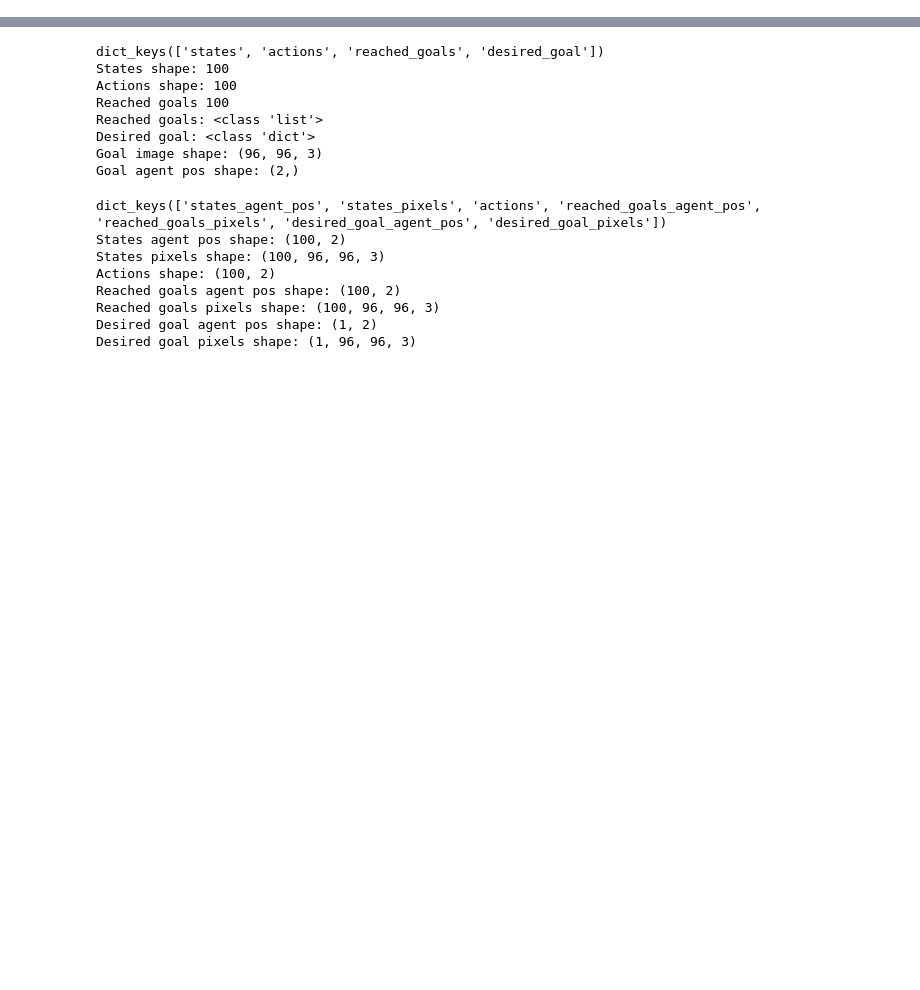
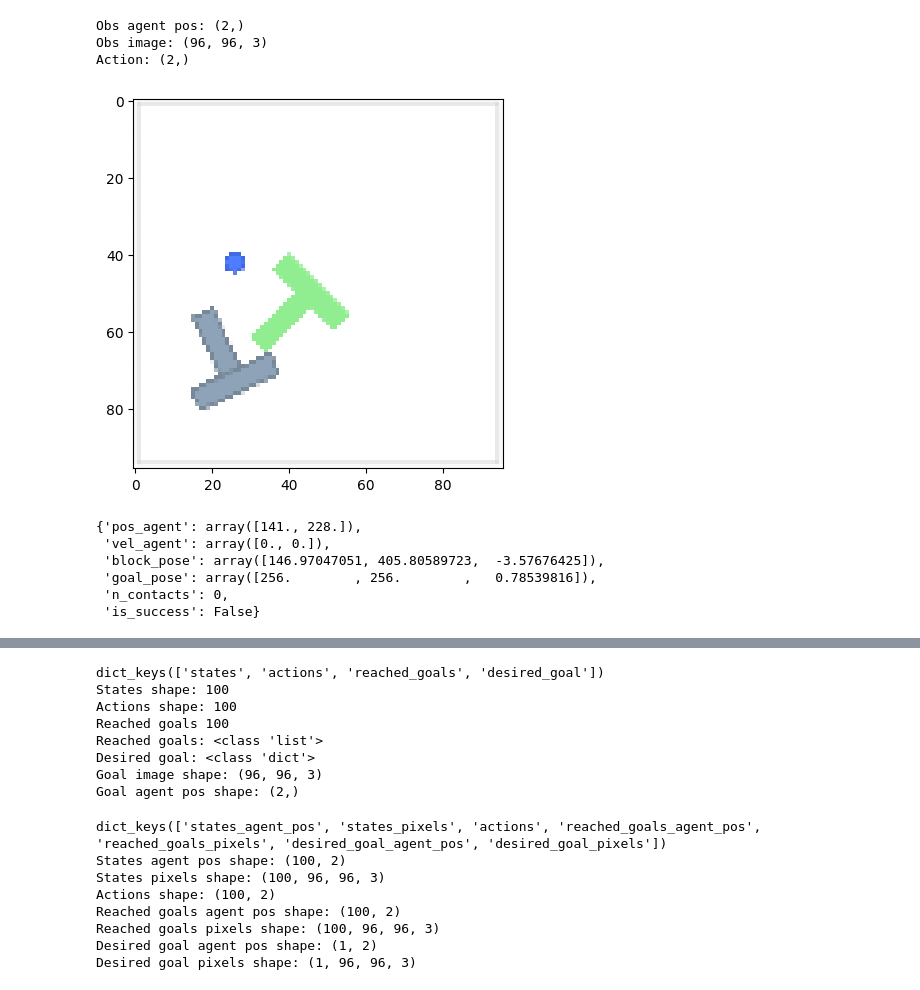
Before and after one commit to HalvardBariller/gcdp, a Jupyter notebook: notebooks/debug_pusht.ipynb, the cells around one changed output, grey strips where cells are left out. Cells and saved outputs as stored; diff of their text form; code cells hidden in the pictures; blank space fills up the shorter version.

```diff
--- a/notebooks/debug_pusht.ipynb
+++ b/notebooks/debug_pusht.ipynb
@@ -50,10 +48,24 @@ env = ScaleRewardWrapper(env)
 # %%
 # Video("gym_videos/PushTRandom/rl-video-episode-0.mp4", embed=True)
 # %%
-s, _ = env.reset()
+s, info = env.reset()
 print("Obs agent pos:", s["agent_pos"].shape)
 print("Obs image:", s["pixels"].shape)
 # Inspect element
 plt.imshow(s["pixels"])
 a = env.action_space.sample()
 print("Action:", a.shape)
+# %% [output]
+Obs agent pos: (2,)
+Obs image: (96, 96, 3)
+Action: (2,)
+[figure, added]
+# %%
+info
+# %% [output]
+{'pos_agent': array([141., 228.]),
+ 'vel_agent': array([0., 0.]),
+ 'block_pose': array([146.97047051, 405.80589723,  -3.57676425]),
+ 'goal_pose': array([256.        , 256.        ,   0.78539816]),
+ 'n_contacts': 0,
+ 'is_success': False}
```
Also changed, not shown: parts of 2 cells of this notebook, 2 other files.
